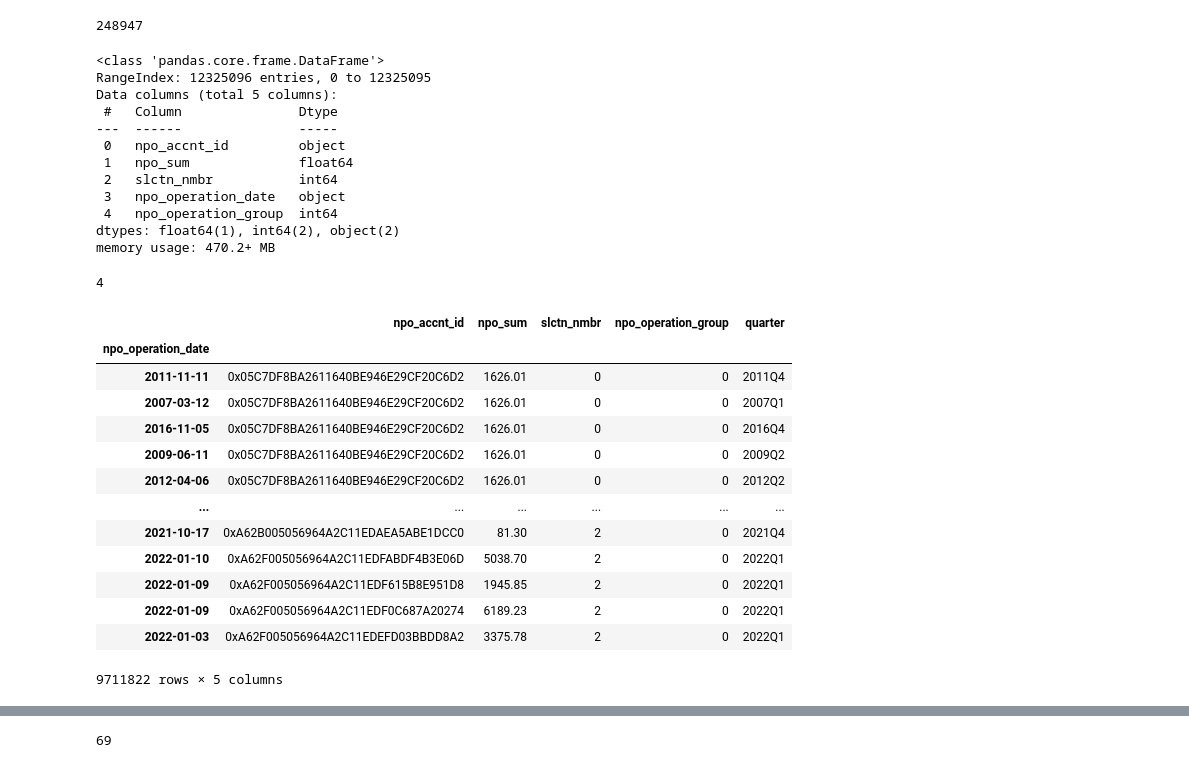
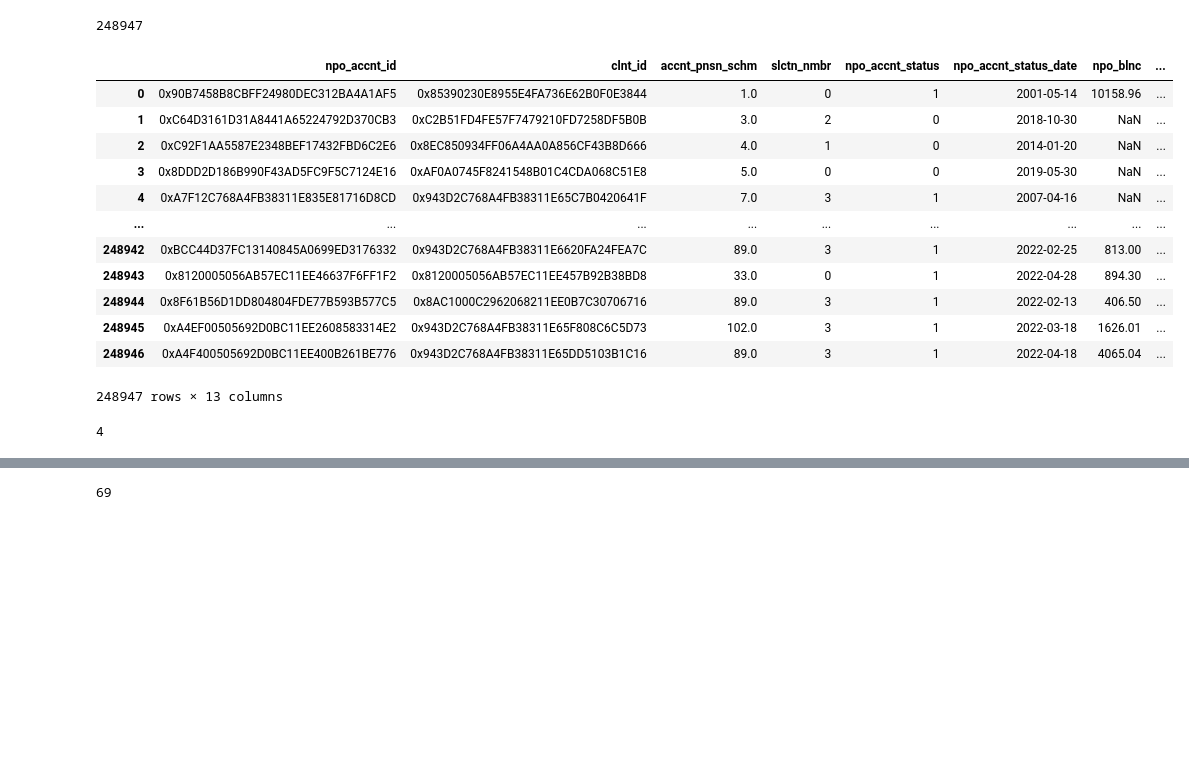
Before and after one commit to Snopoff/NSPF-Financial-Behavior, a Jupyter notebook: Data_enjenering.ipynb, the cells around one changed output, grey strips where cells are left out. Cells and saved outputs as stored; diff of their text form; code cells hidden in the pictures; blank space fills up the shorter version.

```diff
--- a/Data_enjenering.ipynb
+++ b/Data_enjenering.ipynb
@@ -36,21 +49,22 @@ df_cntbr['sum'] = df_cntbr.groupby('clnt_id')['npo_pmnts_sum'].transform('sum')
 #len(df_cntbr['npo_accnt_id'].unique())
 # %% [output]
 248947
-# %%
-df_trans.info()
-# %% [output]
-<class 'pandas.core.frame.DataFrame'>
-RangeIndex: 12325096 entries, 0 to 12325095
-Data columns (total 5 columns):
- #   Column               Dtype
----  ------               -----
- 0   npo_accnt_id         object
- 1   npo_sum              float64
- 2   slctn_nmbr           int64
- 3   npo_operation_date   object
- 4   npo_operation_group  int64
-dtypes: float64(1), int64(2), object(2)
-memory usage: 470.2+ MB
+# %%
+df_cntbr
+# %% [output]
+|  | npo_accnt_id | clnt_id | accnt_pnsn_schm | slctn_nmbr | npo_accnt_status | npo_accnt_status_date | npo_blnc | ... |
+| 0 | 0x90B7458B8CBFF24980DEC312BA4A1AF5 | 0x85390230E8955E4FA736E62B0F0E3844 | 1.0 | 0 | 1 | 2001-05-14 | 10158.96 | ... |
+| 1 | 0xC64D3161D31A8441A65224792D370CB3 | 0xC2B51FD4FE57F7479210FD7258DF5B0B | 3.0 | 2 | 0 | 2018-10-30 | NaN | ... |
+| 2 | 0xC92F1AA5587E2348BEF17432FBD6C2E6 | 0x8EC850934FF06A4AA0A856CF43B8D666 | 4.0 | 1 | 0 | 2014-01-20 | NaN | ... |
+| 3 | 0x8DDD2D186B990F43AD5FC9F5C7124E16 | 0xAF0A0745F8241548B01C4CDA068C51E8 | 5.0 | 0 | 0 | 2019-05-30 | NaN | ... |
+| 4 | 0xA7F12C768A4FB38311E835E81716D8CD | 0x943D2C768A4FB38311E65C7B0420641F | 7.0 | 3 | 1 | 2007-04-16 | NaN | ... |
+| ... | ... | ... | ... | ... | ... | ... | ... | ... |
+| 248942 | 0xBCC44D37FC13140845A0699ED3176332 | 0x943D2C768A4FB38311E6620FA24FEA7C | 89.0 | 3 | 1 | 2022-02-25 | 813.00 | ... |
+| 248943 | 0x8120005056AB57EC11EE46637F6FF1F2 | 0x8120005056AB57EC11EE457B92B38BD8 | 33.0 | 0 | 1 | 2022-04-28 | 894.30 | ... |
+| 248944 | 0x8F61B56D1DD804804FDE77B593B577C5 | 0x8AC1000C2962068211EE0B7C30706716 | 89.0 | 3 | 1 | 2022-02-13 | 406.50 | ... |
+| 248945 | 0xA4EF00505692D0BC11EE2608583314E2 | 0x943D2C768A4FB38311E65F808C6C5D73 | 102.0 | 3 | 1 | 2022-03-18 | 1626.01 | ... |
+| 248946 | 0xA4F400505692D0BC11EE400B261BE776 | 0x943D2C768A4FB38311E65DD5103B1C16 | 89.0 | 3 | 1 | 2022-04-18 | 4065.04 | ... |
+248947 rows × 13 columns
 # %%
 len(df_cntbr['slctn_nmbr'].unique())
 # %% [output]
@@ -62,19 +76 @@ df_trans['quarter'] = df_trans.index.to_period('Q')
-# %%
-df_trans = df_trans[df_trans['npo_operation_group']==0]
-df_trans
-# %% [output]
-|  | npo_accnt_id | npo_sum | slctn_nmbr | npo_operation_group | quarter |
-| npo_operation_date |  |  |  |  |  |
-| 2011-11-11 | 0x05C7DF8BA2611640BE946E29CF20C6D2 | 1626.01 | 0 | 0 | 2011Q4 |
-| 2007-03-12 | 0x05C7DF8BA2611640BE946E29CF20C6D2 | 1626.01 | 0 | 0 | 2007Q1 |
-| 2016-11-05 | 0x05C7DF8BA2611640BE946E29CF20C6D2 | 1626.01 | 0 | 0 | 2016Q4 |
-| 2009-06-11 | 0x05C7DF8BA2611640BE946E29CF20C6D2 | 1626.01 | 0 | 0 | 2009Q2 |
-| 2012-04-06 | 0x05C7DF8BA2611640BE946E29CF20C6D2 | 1626.01 | 0 | 0 | 2012Q2 |
-| ... | ... | ... | ... | ... | ... |
-| 2021-10-17 | 0xA62B005056964A2C11EDAEA5ABE1DCC0 | 81.30 | 2 | 0 | 2021Q4 |
-| 2022-01-10 | 0xA62F005056964A2C11EDFABDF4B3E06D | 5038.70 | 2 | 0 | 2022Q1 |
-| 2022-01-09 | 0xA62F005056964A2C11EDF615B8E951D8 | 1945.85 | 2 | 0 | 2022Q1 |
-| 2022-01-09 | 0xA62F005056964A2C11EDF0C687A20274 | 6189.23 | 2 | 0 | 2022Q1 |
-| 2022-01-03 | 0xA62F005056964A2C11EDEFD03BBDD8A2 | 3375.78 | 2 | 0 | 2022Q1 |
-9711822 rows × 5 columns
 # %%
```
Also changed, not shown: parts of 13 cells of this notebook, 4 other files.
